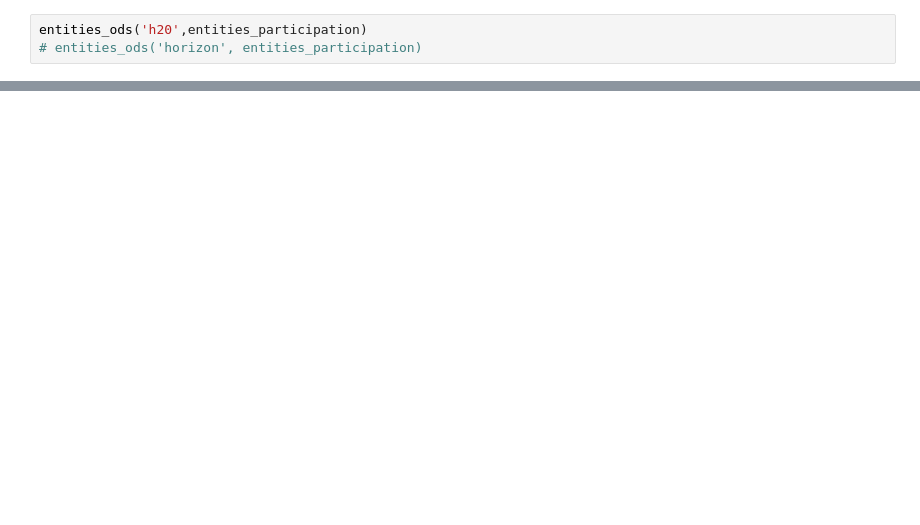
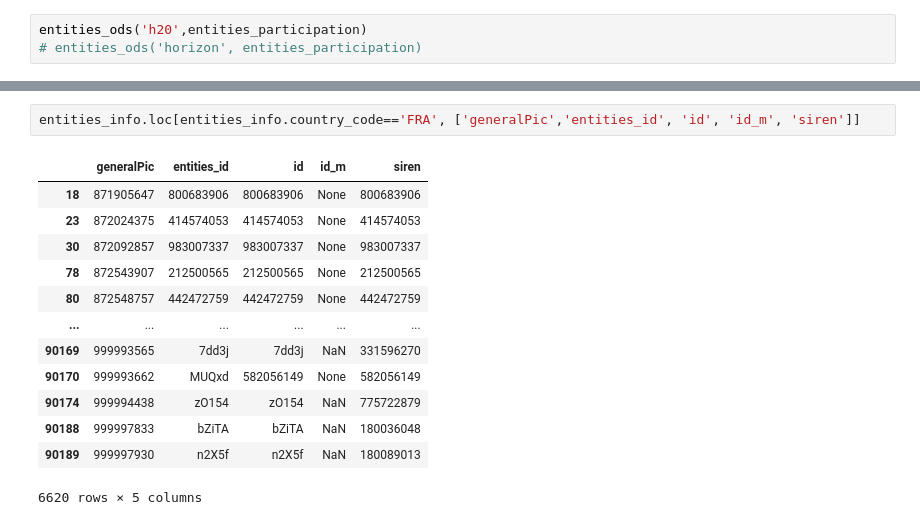
Before and after one commit to dataesr/pcri, a Jupyter notebook: TEST2.ipynb, the cells around one changed output, grey strips where cells are left out. Saved outputs shown, nothing was run; the diff lists cells and outputs as text; blank space fills up the shorter version.

```diff
--- a/TEST2.ipynb
+++ b/TEST2.ipynb
@@ -140,0 +1167,16 @@ entities_ods('h20',entities_participation)
+# %%
+entities_info.loc[entities_info.country_code=='FRA', ['generalPic','entities_id', 'id', 'id_m', 'siren']]
+# %% [output]
+|  | generalPic | entities_id | id | id_m | siren |
+| 18 | 871905647 | 800683906 | 800683906 | None | 800683906 |
+| 23 | 872024375 | 414574053 | 414574053 | None | 414574053 |
+| 30 | 872092857 | 983007337 | 983007337 | None | 983007337 |
+| 78 | 872543907 | 212500565 | 212500565 | None | 212500565 |
+| 80 | 872548757 | 442472759 | 442472759 | None | 442472759 |
+| ... | ... | ... | ... | ... | ... |
+| 90169 | 999993565 | 7dd3j | 7dd3j | NaN | 331596270 |
+| 90170 | 999993662 | MUQxd | 582056149 | None | 582056149 |
+| 90174 | 999994438 | zO154 | zO154 | NaN | 775722879 |
+| 90188 | 999997833 | bZiTA | bZiTA | NaN | 180036048 |
+| 90189 | 999997930 | n2X5f | n2X5f | NaN | 180089013 |
+6620 rows × 5 columns
```
Also changed, not shown: parts of 29 cells of this notebook, 7 other files.
